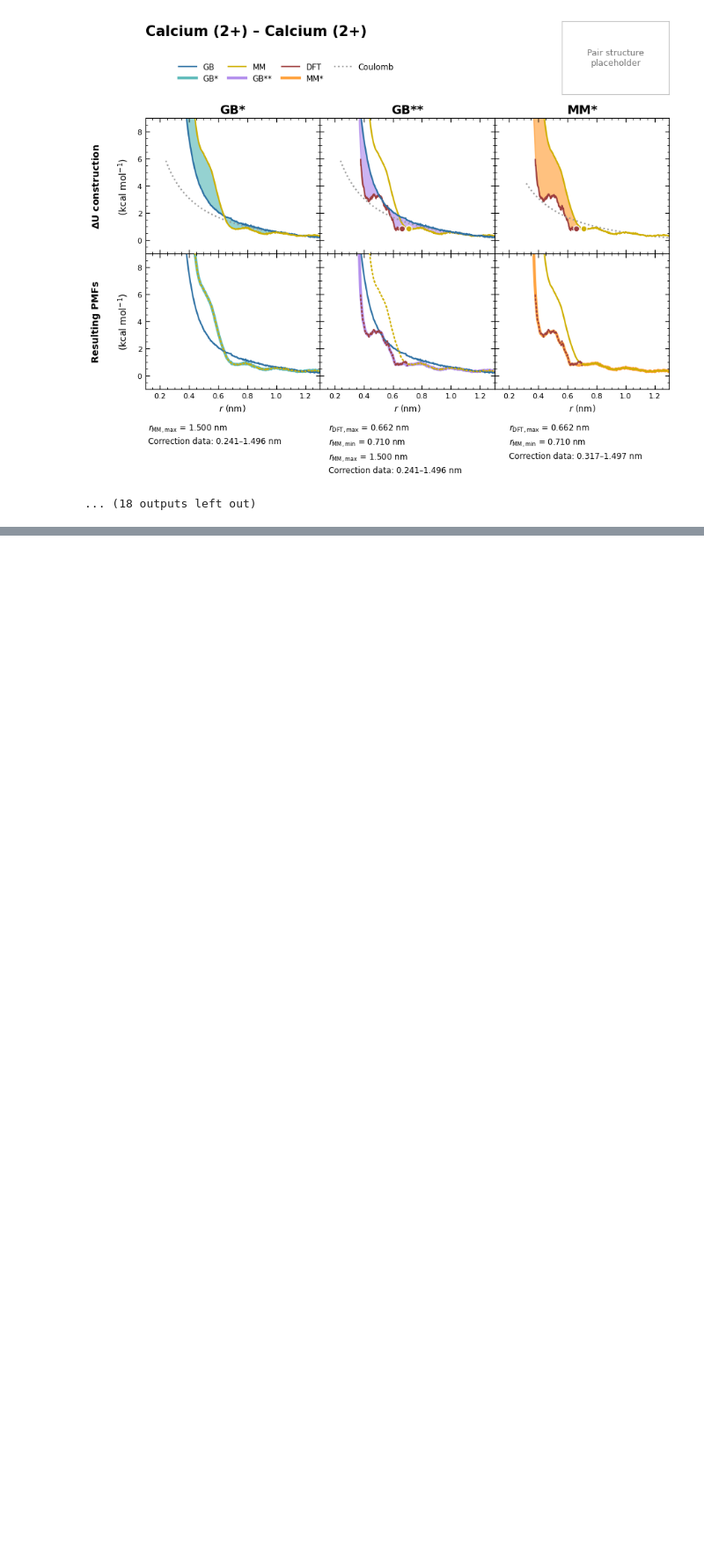
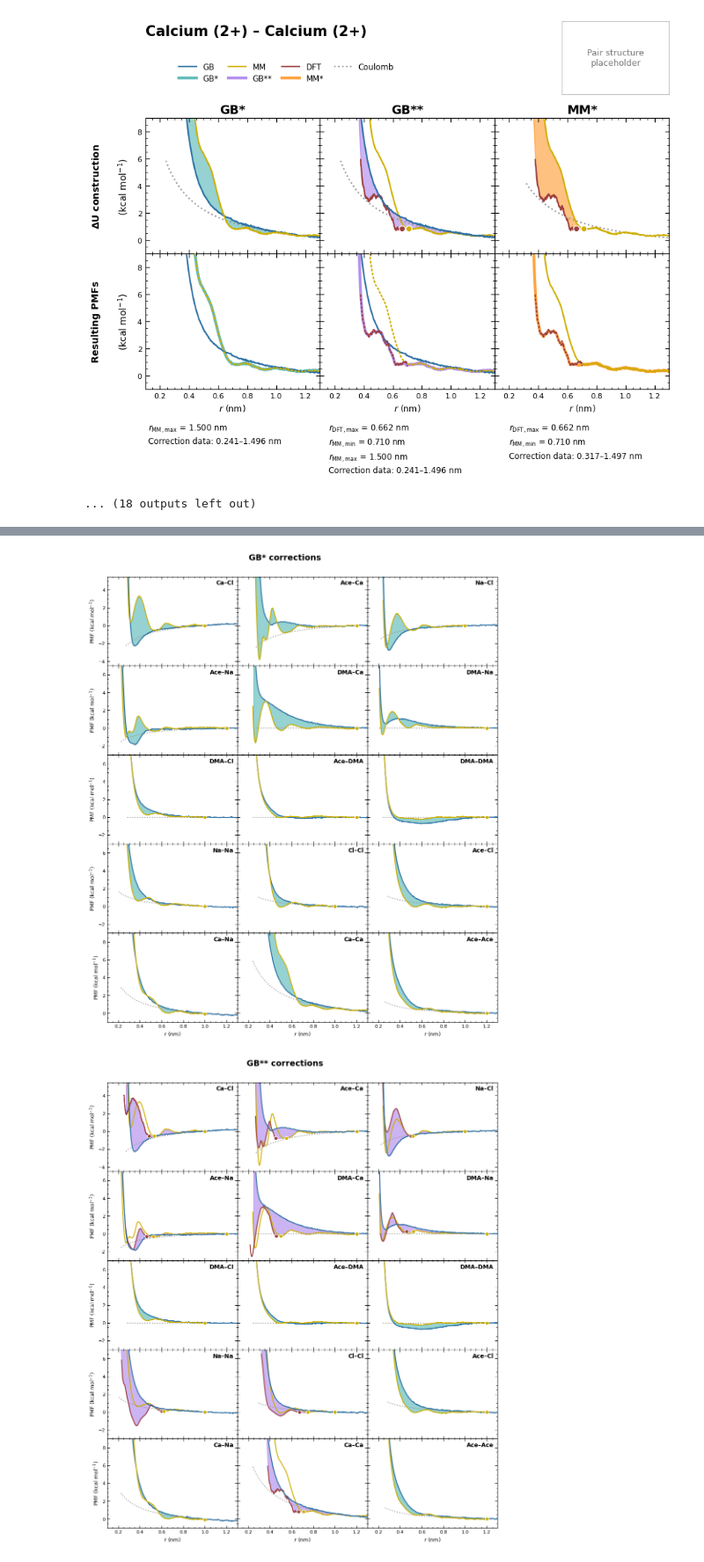
Before and after one commit to ywelhady/gbx-graphs-git, a Jupyter notebook: pair-panel.ipynb, the cells around one changed output, grey strips where cells are left out. Shown at 88% size. Drawn from its saved outputs; the diff is of its cells as text; code cells hidden in the pictures; blank space fills up the shorter version.

```diff
--- a/pair-panel.ipynb
+++ b/pair-panel.ipynb
@@ -447 +447,34 @@ qprod 0
 ... (6 outputs left out)
+# %%
+import importlib
+import graph
+importlib.reload(graph)
+
+layout = [
+    [('ca', 'cl'),  ('ace', 'ca'),  ('na', 'cl')],
+    [('ace', 'na'), ('dma', 'ca'),  ('dma', 'na')],
+    [('dma', 'cl'), ('ace', 'dma'), ('dma', 'dma')],
+    [('na', 'na'),  ('cl', 'cl'),   ('ace', 'cl')],
+    [('ca', 'na'),  ('ca', 'ca'),   ('ace', 'ace')],
+]
+
+rowYlims = [
+    (-4.5, 5.5),
+    (-3, 7),
+    (-3, 7),
+    (-3, 7),
+    (-1, 9),
+]
+
+for model in ('gbx', 'gbxx', 'mmx'):
+    fig, axes = graph.graphCorrectionGrid(
+        pairInfos,
+        layout,
+        model=model,
+        rowYlims=rowYlims,
+    )
+    display(fig)
+    plt.close(fig)
+# %% [output]
+[figure, added]
+[figure, added]
```
Also changed, not shown: parts of 2 cells of this notebook, 1 other file.
